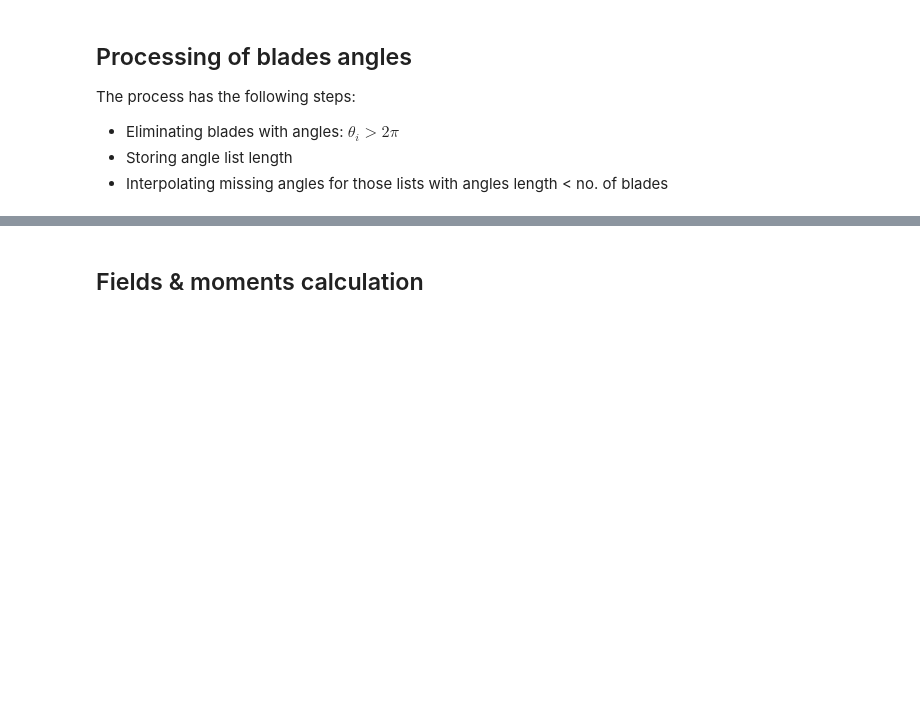
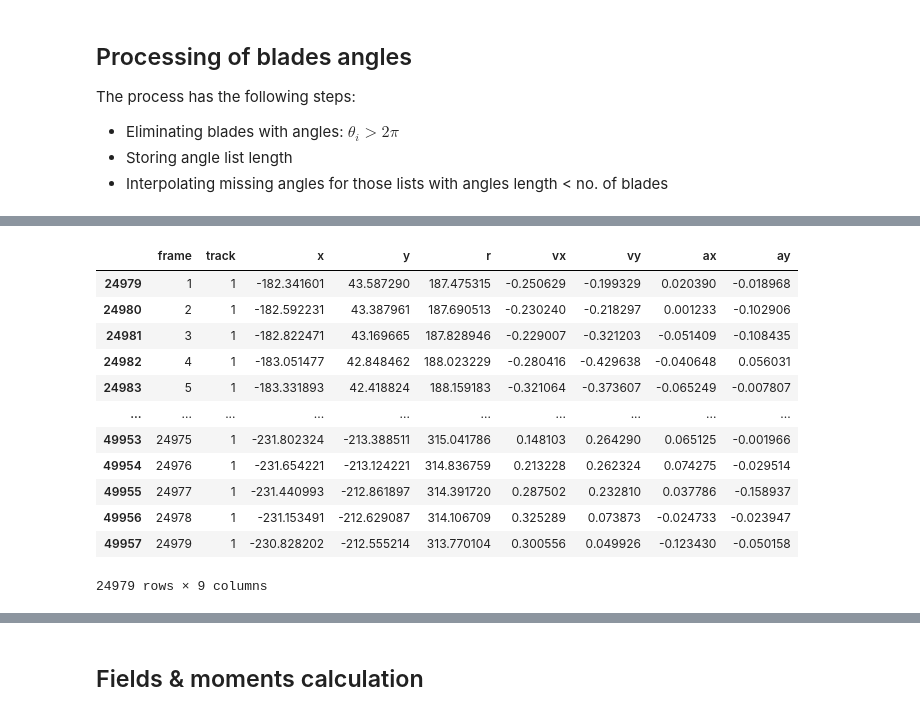
Before and after one commit to fvegar/blades, a Jupyter notebook: chiral_tracks.ipynb, the cells around one changed output, grey strips where cells are left out. Cells and saved outputs as stored; diff of their text form; code cells hidden in the pictures; blank space fills up the shorter version.

```diff
--- a/chiral_tracks.ipynb
+++ b/chiral_tracks.ipynb
@@ -138,7 +139,7 @@ def get_info(series_directory, hash_prefix, silent):
 def simple_pickle_read(series_directory, hash_prefix):
     global Nframes, Ntracks
     # Read table in pickle format
-    nombre = '/home/fvega/Datos/blades/' + series_directory + '/tracks/' +  hash_prefix \
+    nombre = '/home/fvega/Datos/blades/' + series_directory + '/ref_angle/' +  hash_prefix \
        + '.pkl.xz'
     tabla = pd.read_pickle(nombre, compression='infer')
     tabla = tabla.reset_index(drop=True) # por si los indices salen desordenados
@@ -536,0 +565,16 @@ done with tracks:  656ac3f84a53672294b835362a2c563f
+# %%
+datos_ns[datos_ns.track==1]
+# %% [output]
+|  | frame | track | x | y | r | vx | vy | ax | ay |
+| 24979 | 1 | 1 | -182.341601 | 43.587290 | 187.475315 | -0.250629 | -0.199329 | 0.020390 | -0.018968 |
+| 24980 | 2 | 1 | -182.592231 | 43.387961 | 187.690513 | -0.230240 | -0.218297 | 0.001233 | -0.102906 |
+| 24981 | 3 | 1 | -182.822471 | 43.169665 | 187.828946 | -0.229007 | -0.321203 | -0.051409 | -0.108435 |
+| 24982 | 4 | 1 | -183.051477 | 42.848462 | 188.023229 | -0.280416 | -0.429638 | -0.040648 | 0.056031 |
+| 24983 | 5 | 1 | -183.331893 | 42.418824 | 188.159183 | -0.321064 | -0.373607 | -0.065249 | -0.007807 |
+| ... | ... | ... | ... | ... | ... | ... | ... | ... | ... |
+| 49953 | 24975 | 1 | -231.802324 | -213.388511 | 315.041786 | 0.148103 | 0.264290 | 0.065125 | -0.001966 |
+| 49954 | 24976 | 1 | -231.654221 | -213.124221 | 314.836759 | 0.213228 | 0.262324 | 0.074275 | -0.029514 |
+| 49955 | 24977 | 1 | -231.440993 | -212.861897 | 314.391720 | 0.287502 | 0.232810 | 0.037786 | -0.158937 |
+| 49956 | 24978 | 1 | -231.153491 | -212.629087 | 314.106709 | 0.325289 | 0.073873 | -0.024733 | -0.023947 |
+| 49957 | 24979 | 1 | -230.828202 | -212.555214 | 313.770104 | 0.300556 | 0.049926 | -0.123430 | -0.050158 |
+24979 rows × 9 columns
```
Also changed, not shown: parts of 29 cells of this notebook.
